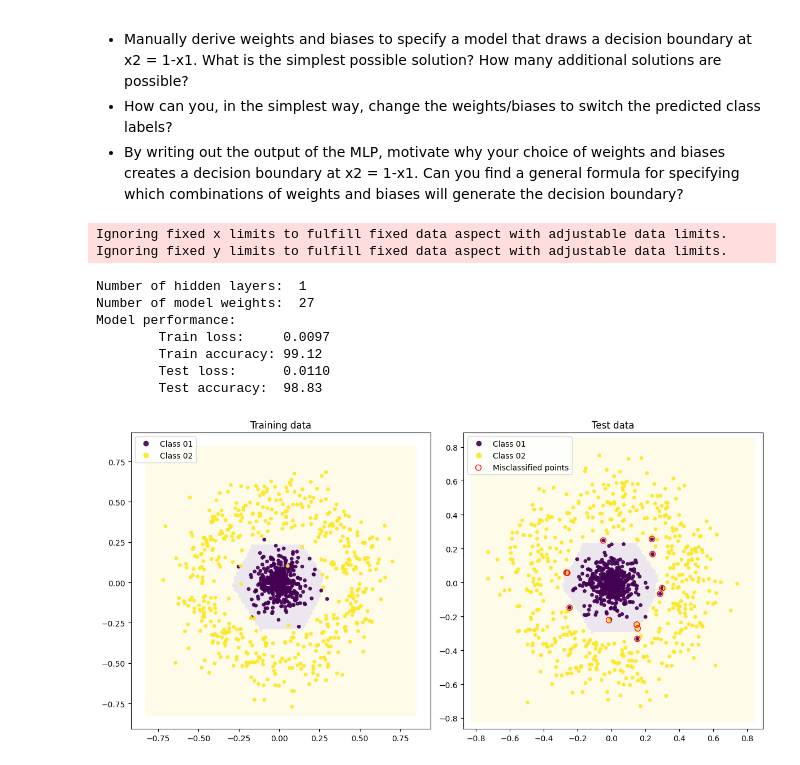
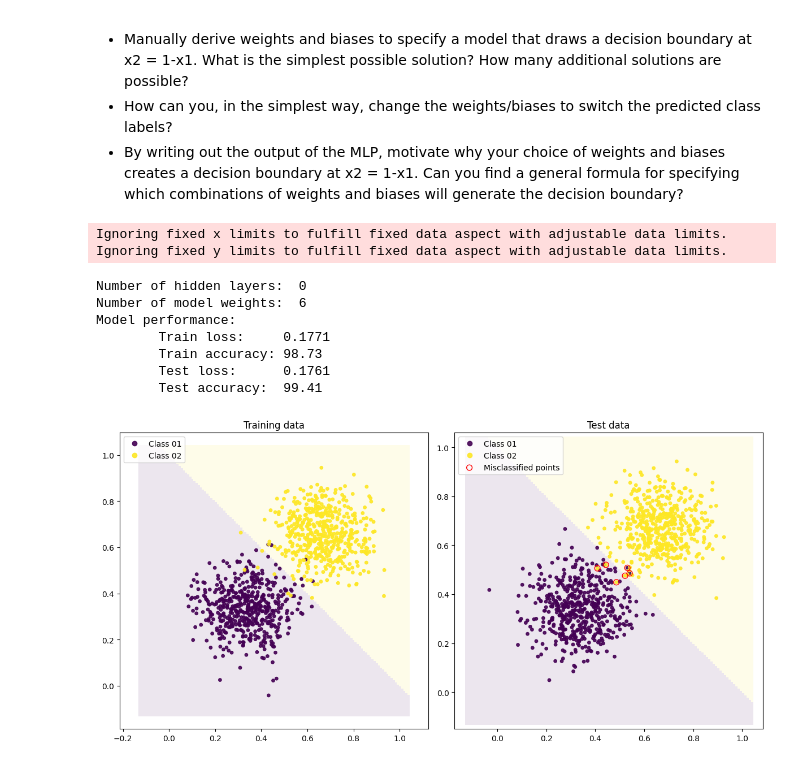
Before and after one commit to Djurson/TNM112, a Jupyter notebook: Lab1/lab01.ipynb, the cells around one changed output. Saved outputs shown, nothing was run; the diff lists cells and outputs as text; code cells hidden in the pictures.

```diff
--- a/Lab1/lab01.ipynb
+++ b/Lab1/lab01.ipynb
@@ -70,25 +70,25 @@ data.generate(dataset='linear', N_train=512, N_test=512, K=2, sigma=0.1) # Task
 # data.generate(dataset='polar', N_train=512, N_test=512, K=5, sigma=0.05) # Task 1.3
 
 # Default:
-hidden_layers = 1     # The number of hidden layers in the network (total number of layers will be L=hidden_layers+1)
-layer_width = 5       # The number of neurons in each hidden layer
-activation = 'linear' # Activation function of hidden layers
-init = keras.initializers.RandomNormal(mean=0.1, stddev=0.1) # Initialization method (starting point for the optimization)
-epochs = 4            # Number of epochs for the training
-batch_size = 16      # Batch size to use in training
-loss = keras.losses.MeanSquaredError() # Loss function
-opt = keras.optimizers.SGD(learning_rate=1.0, momentum=0.0) # Optimizer
-
-# Hyper-parameters
-# hidden_layers = 1    # The number of hidden layers in the network (total number of layers will be L=hidden_layers+1)
+# hidden_layers = 1     # The number of hidden layers in the network (total number of layers will be L=hidden_layers+1)
 # layer_width = 5       # The number of neurons in each hidden layer
-# activation = 'relu' # Activation function of hidden layers
+# activation = 'linear' # Activation function of hidden layers
 # init = keras.initializers.RandomNormal(mean=0.1, stddev=0.1) # Initialization method (starting point for the optimization)
-# # init = keras.initializers.glorot_normal()
-# epochs = 20           # Number of epochs for the training
+# epochs = 20            # Number of epochs for the training
 # batch_size = 16      # Batch size to use in training
 # loss = keras.losses.MeanSquaredError() # Loss function
 # opt = keras.optimizers.SGD(learning_rate=1.0, momentum=0.0) # Optimizer
+
+# Hyper-parameters
+hidden_layers = 0    # The number of hidden layers in the network (total number of layers will be L=hidden_layers+1)
+layer_width = 50       # The number of neurons in each hidden layer
+activation = 'relu' # Activation function of hidden layers
+init = keras.initializers.RandomNormal(mean=0.01, stddev=0.3) # Initialization method (starting point for the optimization)
+# init = keras.initializers.glorot_normal()
+epochs = 10           # Number of epochs for the training
+batch_size = 16      # Batch size to use in training
+loss = keras.losses.MeanSquaredError() # Loss function
+opt = keras.optimizers.SGD(learning_rate=0.1, momentum=0.5) # Optimizer
 # opt = keras.optimizers.Adam()
 
 # The Keras MLP model
@@ -166,37 +176,37 @@ Use the linear dataset with 2 classes (K=2). Change the specification of the mod
 # %%
 import numpy as np
 import mlp
 importlib.reload(mlp)
 
 # Get the weight matrices and biases of the trained Keras model
-W, b = model_k.get_weights()
+# W, b = model_k.get_weights()
 
 # Task 3: specify a weight matrix and a bias vector
-# W = [np.array([[0, 0],
-#                [1, 1]])]
+W = [np.array([[0, 0],
+               [1, 1]])]
 
-# b = [np.array([[0],
-#                [-1]])]
+b = [np.array([[0],
+               [-1]])]
 
 # This is our implementation of an MLP, which we set to use the dataset we generated
 model = mlp.MLP(data)
 
 # Assign the weights and biases to the MLP and specify the activation function
 model.setup_model(W, b, activation=activation)
 
 # Evaluate the model (accuracy on the training and test data)
 model.evaluate()
 
 # Plot the dataset with decision boundaries generated by our MLP
 data.plot_classifier(model)
 # %% [output]
 Ignoring fixed x limits to fulfill fixed data aspect with adjustable data limits.
 Ignoring fixed y limits to fulfill fixed data aspect with adjustable data limits.
-Number of hidden layers:  1
-Number of model weights:  27
+Number of hidden layers:  0
+Number of model weights:  6
 Model performance:
-        Train loss:     0.0097
-        Train accuracy: 99.12
-        Test loss:      0.0110
-        Test accuracy:  98.83
+        Train loss:     0.1771
+        Train accuracy: 98.73
+        Test loss:      0.1761
+        Test accuracy:  99.41
-[figure, old version]
+[figure, new version]
```
Also changed, not shown: parts of 2 cells of this notebook, 7 other files.
